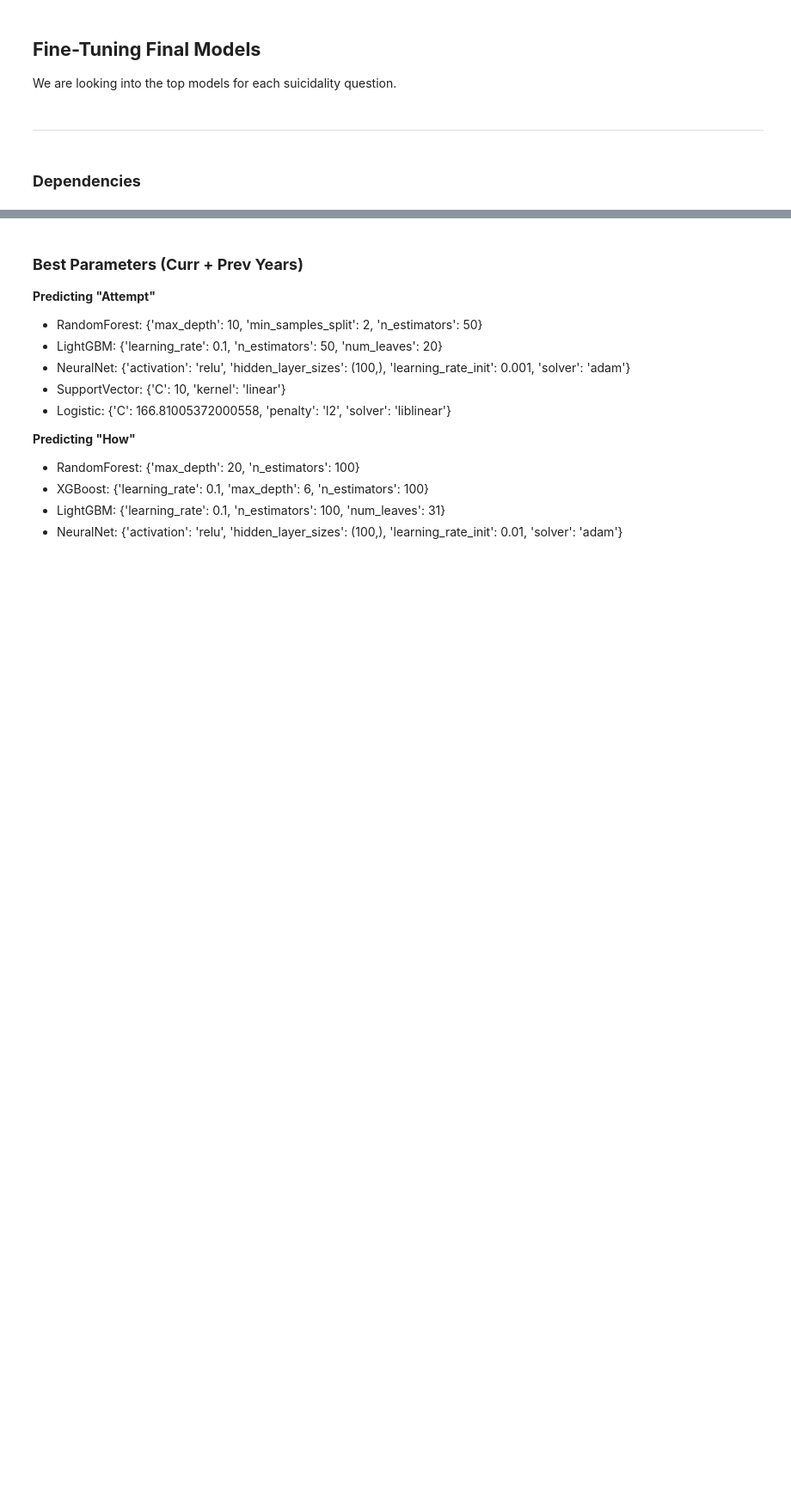
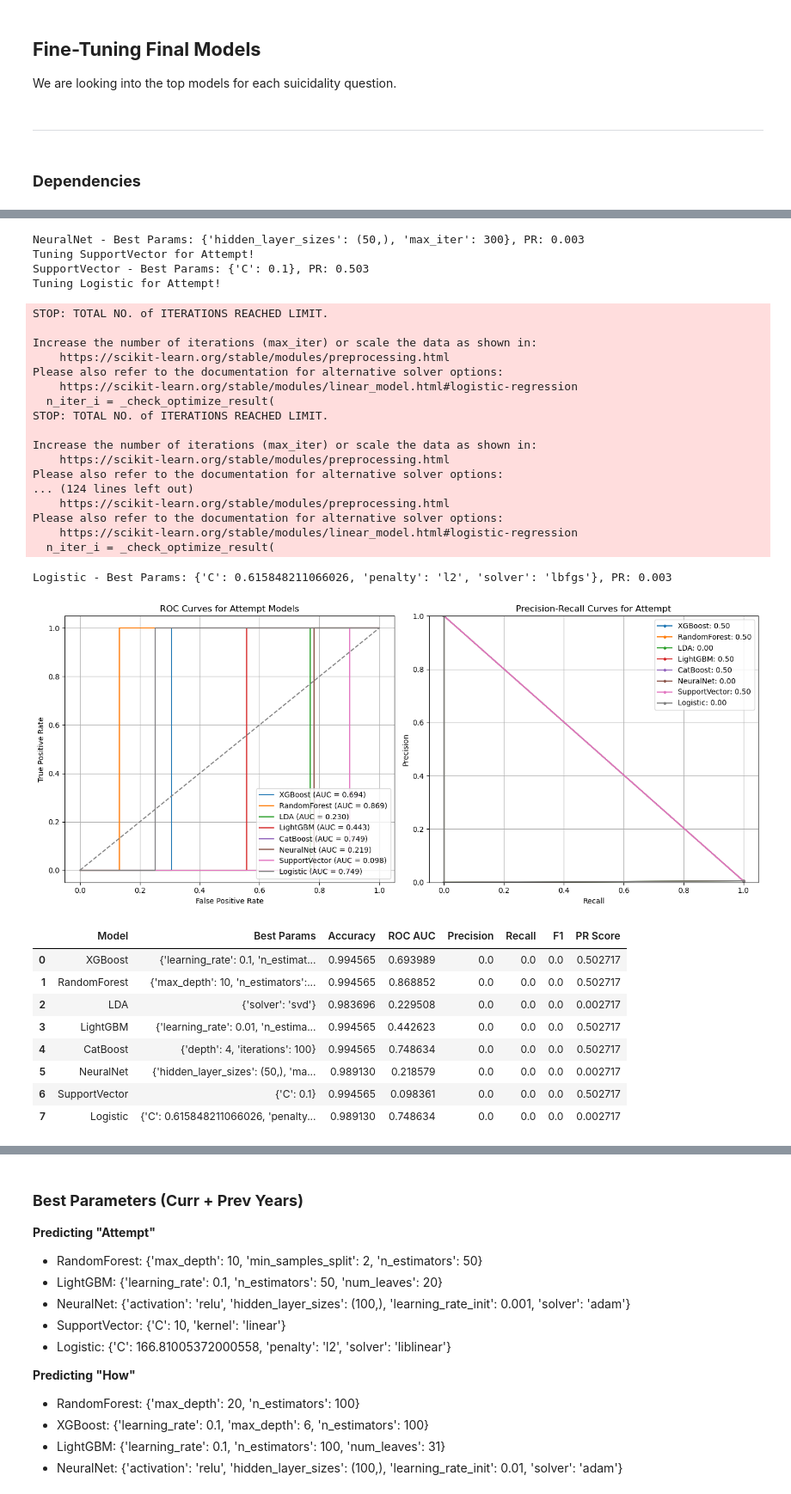
Before and after one commit to ElizabethHZhong/suicide-risk-modeling, a Jupyter notebook: compounding.ipynb, the cells around one changed output, grey strips where cells are left out. Shown at 86% size. Drawn from its saved outputs; the diff is of its cells as text; code cells hidden in the pictures; blank space fills up the shorter version.

```diff
--- a/compounding.ipynb
+++ b/compounding.ipynb
@@ -738,9 +743,10 @@ encoded = "encoded"
 interactions = False
 model_params = models
 prev = True
+curr = False
 
 # Training and Validation
-attempt_results, attempt_final_probs, trained_models = train_models(train_data, outcome, pred_year, qs, encoded, model_params, prev, interactions=interactions)
+attempt_results, _, trained_models = train_models(train_data, outcome, pred_year, qs, encoded, model_params, prev, curr, interactions=interactions)
 display(attempt_results)
 
 # ------------------------------
@@ -750,8 +756,8 @@ final_stats = []
 fig, axes = plt.subplots(1, 2, figsize=(14, 6))
 ax_roc, ax_pr = axes
 for mod_name, trained_mod in trained_models.items():
-    feature_cols, target_col = get_cols(pred_year, outcome, qs, encoded, prev)
-    X, y = df_2022_2023[feature_cols], df_2022_2023[target_col]
+    feature_cols, target_col = get_cols(pred_year, outcome, qs, encoded, prev, curr)
+    X, y = test_data[feature_cols], test_data[target_col]
     y_pred = trained_mod.predict(X)
 
     # Classification
@@ -808,0 +831,32 @@ for name, params in zip(attempt_results["Model"], attempt_results["Best Params"]
+NeuralNet - Best Params: {'hidden_layer_sizes': (50,), 'max_iter': 300}, PR: 0.003
+Tuning SupportVector for Attempt!
+SupportVector - Best Params: {'C': 0.1}, PR: 0.503
+Tuning Logistic for Attempt!
+STOP: TOTAL NO. of ITERATIONS REACHED LIMIT.
+
+Increase the number of iterations (max_iter) or scale the data as shown in:
+    https://scikit-learn.org/stable/modules/preprocessing.html
+Please also refer to the documentation for alternative solver options:
+    https://scikit-learn.org/stable/modules/linear_model.html#logistic-regression
+  n_iter_i = _check_optimize_result(
+STOP: TOTAL NO. of ITERATIONS REACHED LIMIT.
+
+Increase the number of iterations (max_iter) or scale the data as shown in:
+    https://scikit-learn.org/stable/modules/preprocessing.html
+Please also refer to the documentation for alternative solver options:
+... (124 lines left out)
+    https://scikit-learn.org/stable/modules/preprocessing.html
+Please also refer to the documentation for alternative solver options:
+    https://scikit-learn.org/stable/modules/linear_model.html#logistic-regression
+  n_iter_i = _check_optimize_result(
+Logistic - Best Params: {'C': 0.615848211066026, 'penalty': 'l2', 'solver': 'lbfgs'}, PR: 0.003
+[figure, added]
+|  | Model | Best Params | Accuracy | ROC AUC | Precision | Recall | F1 | PR Score |
+| 0 | XGBoost | {'learning_rate': 0.1, 'n_estimat... | 0.994565 | 0.693989 | 0.0 | 0.0 | 0.0 | 0.502717 |
+| 1 | RandomForest | {'max_depth': 10, 'n_estimators':... | 0.994565 | 0.868852 | 0.0 | 0.0 | 0.0 | 0.502717 |
+| 2 | LDA | {'solver': 'svd'} | 0.983696 | 0.229508 | 0.0 | 0.0 | 0.0 | 0.002717 |
+| 3 | LightGBM | {'learning_rate': 0.01, 'n_estima... | 0.994565 | 0.442623 | 0.0 | 0.0 | 0.0 | 0.502717 |
+| 4 | CatBoost | {'depth': 4, 'iterations': 100} | 0.994565 | 0.748634 | 0.0 | 0.0 | 0.0 | 0.502717 |
+| 5 | NeuralNet | {'hidden_layer_sizes': (50,), 'ma... | 0.989130 | 0.218579 | 0.0 | 0.0 | 0.0 | 0.002717 |
+| 6 | SupportVector | {'C': 0.1} | 0.994565 | 0.098361 | 0.0 | 0.0 | 0.0 | 0.502717 |
+| 7 | Logistic | {'C': 0.615848211066026, 'penalty... | 0.989130 | 0.748634 | 0.0 | 0.0 | 0.0 | 0.002717 |
```
Also changed, not shown: parts of 20 cells of this notebook.
